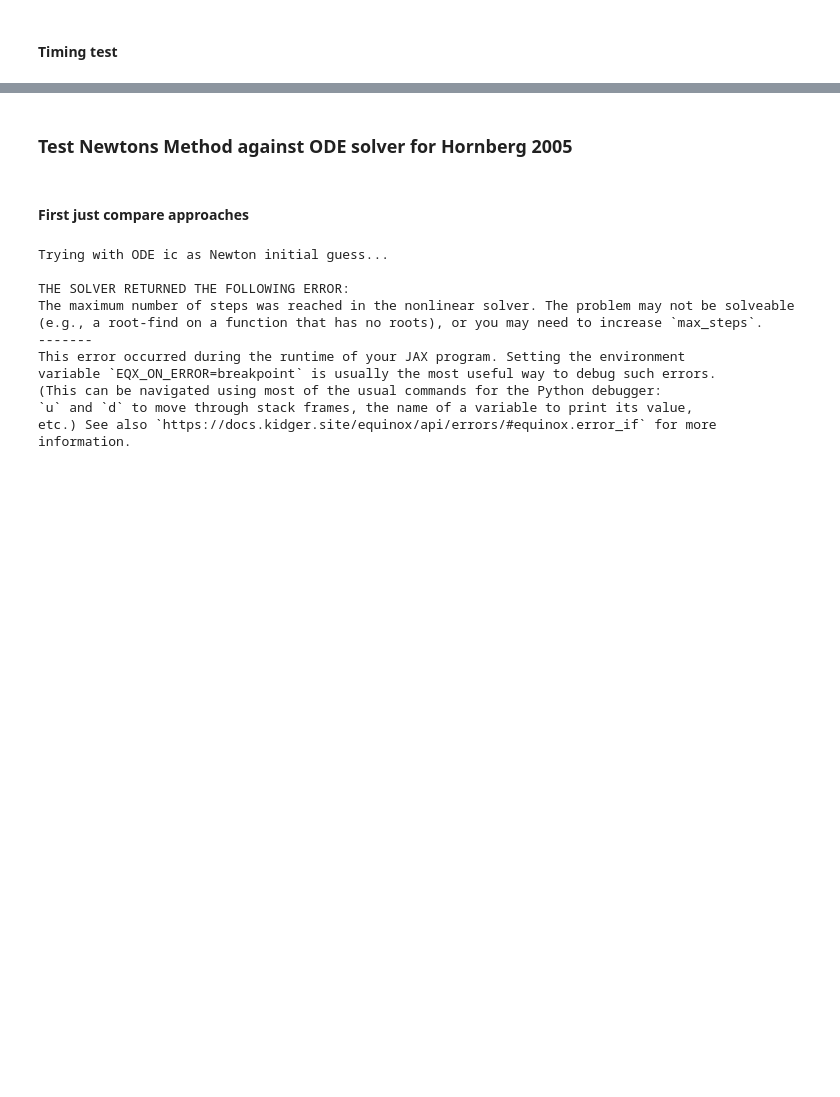
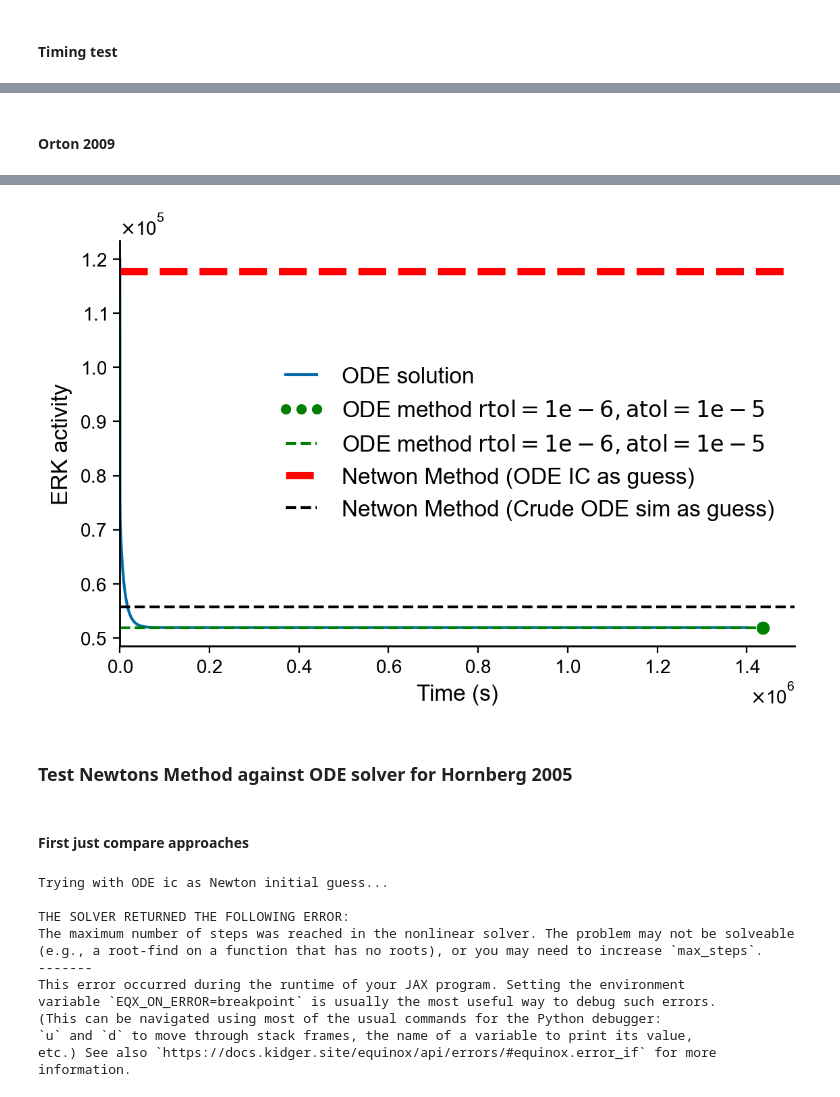
Before and after one commit to RangamaniLabUCSD/multimodel-inference, a Jupyter notebook: src/MAPK/param_est/steady_state_analysis.ipynb, the cells around one changed output, grey strips where cells are left out. Drawn from its saved outputs; the diff is of its cells as text; code cells hidden in the pictures; blank space fills up the shorter version.

```diff
--- a/src/MAPK/param_est/steady_state_analysis.ipynb
+++ b/src/MAPK/param_est/steady_state_analysis.ipynb
@@ -334,0 +346,76 @@ Average RHS norm for ODE method: 1.0449641792952689e-10 plus/minus 7.15975944689
+# %% [markdown]
+#### Orton 2009
+# %%
+# test root finder with Newton's method for the Shin model from the ODE ic...
+nEGFS = 10
+EGF_idx = 5
+EGF = O_2009_y0_EGF_ins[EGF_idx][0]
+y0 = O_2009_y0_EGF_ins[EGF_idx][1:]
+param = O_2009_param_samples[54]
+O_2009_t1 = jnp.inf
+
+solver = optx.Newton(atol=1e-10, rtol=1e-10, linear_solver=lx.AutoLinearSolver(well_posed=False), norm=optx.two_norm)
+try:
+    print('Trying with ODE ic as Newton initial guess...\n')
+    sol_ODEic = optx.root_find(O_2009_RHS, solver, y0, args=(EGF,param), max_steps=100, options={'lower':jnp.zeros_like(y0)})
+
+    print('The solver converged to the following solution:')
+    print(sol_ODEic.value)
+except Exception as e:
+    print('THE SOLVER RETURNED THE FOLLOWING ERROR:')
+    sol_ODEic = optx.root_find(O_2009_RHS, solver, y0, args=(EGF,param), max_steps=100, throw=False, options={'lower':jnp.zeros_like(y0)})
+    print(e)
+
+# get y0 as shortish run of ODE
+sol, ts = find_ss_ODE_solver(O_2009, O_2009_y0_EGF_ins[EGF_idx], param, jnp.inf, event_rtol=1e-5, event_atol=1e-5)
+y0 = jnp.squeeze(jnp.array(sol))[1:]
+try:
+    print('Trying with ODE ic as Newton initial guess...\n')
+    sol_betterGuess = optx.root_find(O_2009_RHS, solver, y0, args=(EGF,param), max_steps=100, options={'lower':jnp.zeros_like(y0)})
+    print('The solver converged to the following solution:')
+    print(sol_betterGuess.value)
+except Exception as e:
+    print('THE SOLVER RETURNED THE FOLLOWING ERROR:')
+    sol_betterGuess = optx.root_find(O_2009_RHS, solver, y0, args=(EGF,param), max_steps=100, throw=False, options={'lower':jnp.zeros_like(y0)})
+    print(e)
+
+# get SS with differnt ode solve event tolerances
+sol_default, ts_default = find_ss_ODE_solver(O_2009, O_2009_y0_EGF_ins[EGF_idx], param, O_2009_t1, event_rtol=1e-6, event_atol=1e-5)
+print(jnp.squeeze(jnp.array(sol_default)))
+sol_small, ts_small = find_ss_ODE_solver(O_2009, O_2009_y0_EGF_ins[EGF_idx], param, O_2009_t1, event_rtol=1e-10, event_atol=1e-10)
+
+traj, times = solve_traj(diffrax.ODETerm(O_2009), O_2009_y0_EGF_ins[EGF_idx], param, 1e7, np.linspace(0, 1.4e6, 4000))
+traj= jnp.array(traj).T
+print(times.shape, traj.shape)
+
+idx = 14
+idx = 11
+fig, ax = get_sized_fig_ax(5,3)
+ax.plot(times, traj[:,idx+1], label='ODE solution')
+
+# plot different steady-state solutions
+ax.plot(ts_default, jnp.squeeze(jnp.array(sol_default))[idx+1], 'o', label=r'ODE method $rtol=1e-6, atol=1e-5$', color='g')
+ax.plot([0,float(ts_default[0])], [float(jnp.squeeze(jnp.array(sol_default))[idx+1]), float(jnp.squeeze(jnp.array(sol_default))[idx+1])], '--', label=r'ODE method $rtol=1e-6, atol=1e-5$', color='g')
+
+# ax.plot(ts_small, jnp.squeeze(jnp.array(sol_small))[idx+1], 'o', label=r'ODE method $rtol=1e-10, atol=1e-10$', color='b')
+# ax.plot([0,float(ts_small[0])], [float(sol_small[idx+1]), float(jnp.squeeze(jnp.array(sol_small))[idx+1])], '--', label=r'ODE method $rtol=1e-10, atol=1e-10$', color='b')
+
+xlim = ax.get_xlim()
+ax.set_xlim([-5, xlim[1]])
+xlim = ax.get_xlim()
+
+ax.plot([0,xlim[1]], [float(sol_ODEic.value[idx]), float(sol_ODEic.value[idx])], '--', label=r'Netwon Method (ODE IC as guess)', color='r', linewidth=4)
+ax.plot([0,xlim[1]], [float(sol_betterGuess.value[idx]), float(sol_betterGuess.value[idx])], '--', label='Netwon Method (Crude ODE sim as guess)', color='black')
+
+ax.set_xlabel('Time (s)')
+ax.set_ylabel('ERK activity')
+
+# ax.set_xlim([0, ts_small[-1]*1.1])
+
+ax.legend()
+
+print(optx.two_norm(O_2009_RHS(sol_betterGuess.value, (EGF, param))))
+print(optx.two_norm(O_2009_RHS(jnp.squeeze(jnp.array(sol_small))[1:], (EGF, param))))
+
+# print(sol_small)
+# %% [output]
@@ -335,3 +439,4 @@ Average RHS norm for ODE method: 1.0449641792952689e-10 plus/minus 7.15975944689
+[figure, added]
 # %% [markdown]
 ### Test Newtons Method against ODE solver for Hornberg 2005
 # %% [markdown]
```
Also changed, not shown: parts of 17 cells of this notebook.
